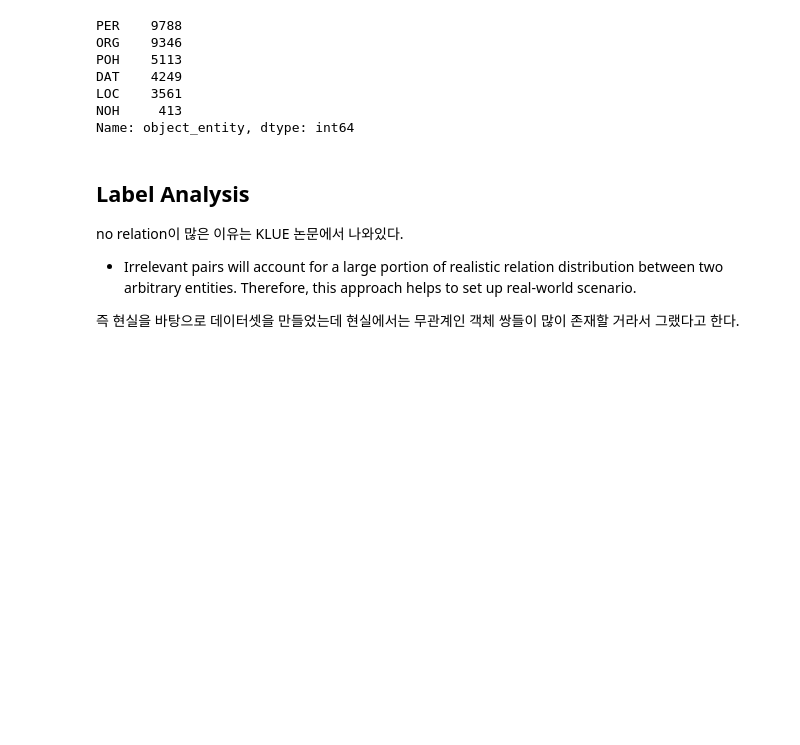
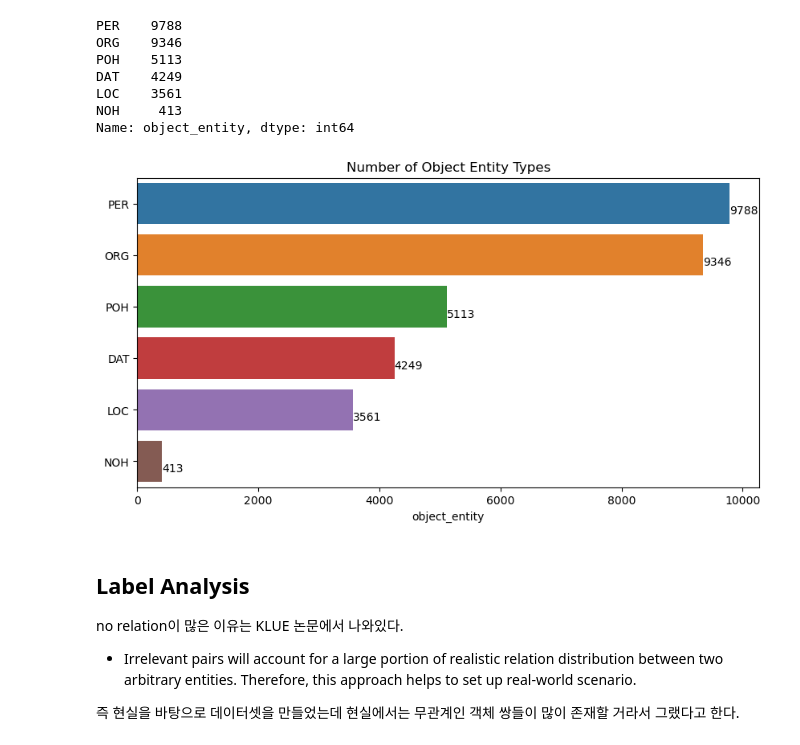
Before and after one commit to boostcampaitech4lv23nlp2/level2_klue_nlp-level2-nlp-09, a Jupyter notebook: eda/eda_basic.ipynb, the cells around one changed output. Drawn from its saved outputs; the diff is of its cells as text; code cells hidden in the pictures; blank space fills up the shorter version.

Commit message:
feat: add entity type bar chart

```diff
--- a/eda/eda_basic.ipynb
+++ b/eda/eda_basic.ipynb
@@ -264,6 +264,17 @@ DAT    4249
 LOC    3561
 NOH     413
 Name: object_entity, dtype: int64
+# %%
+df_train_entity = pd.DataFrame(train_object_type)
+fig, ax = plt.subplots(1, 1, figsize=(10,5))
+sns.barplot(y=df_train_entity.index, x=df_train_entity.object_entity).set(title="Number of Object Entity Types")
+
+for p in ax.patches:
+        ax.annotate('{:.0f}'.format(p.get_width()), (p.get_x() + p.get_width(), p.get_y()+0.6), fontsize=10)
+
+plt.show()
+# %% [output]
+[figure, added]
 # %% [markdown]
 ## Label Analysis
 
```
